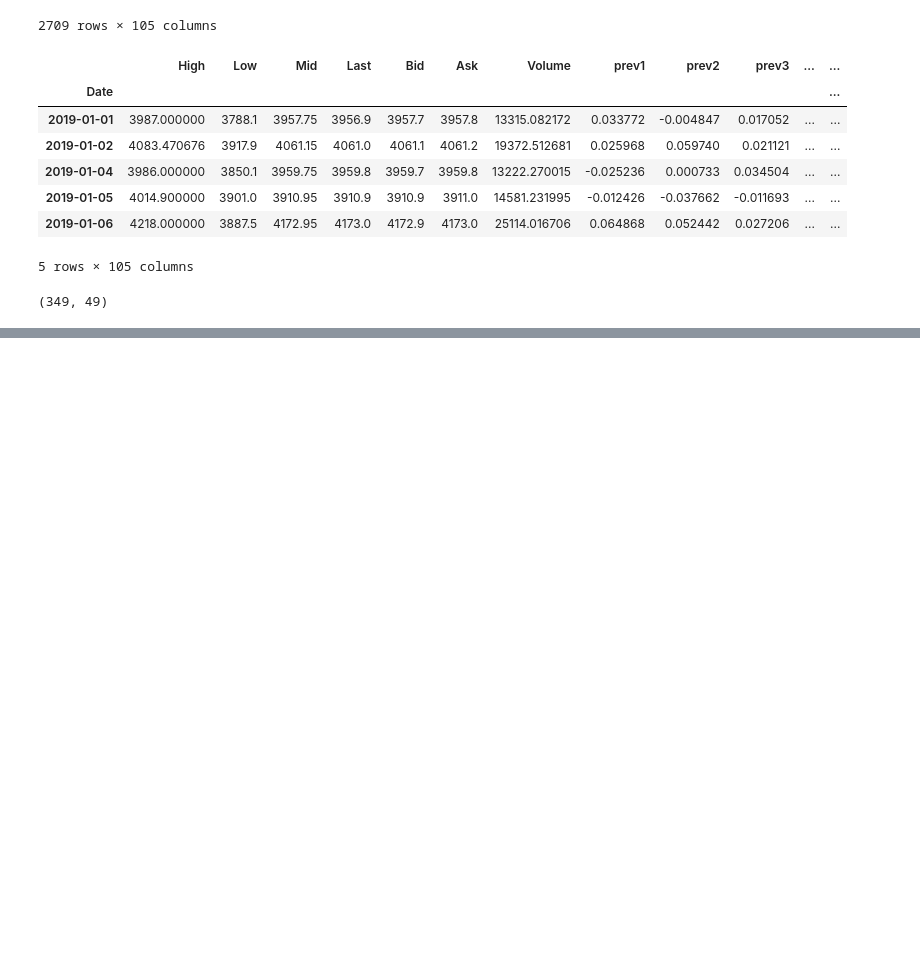
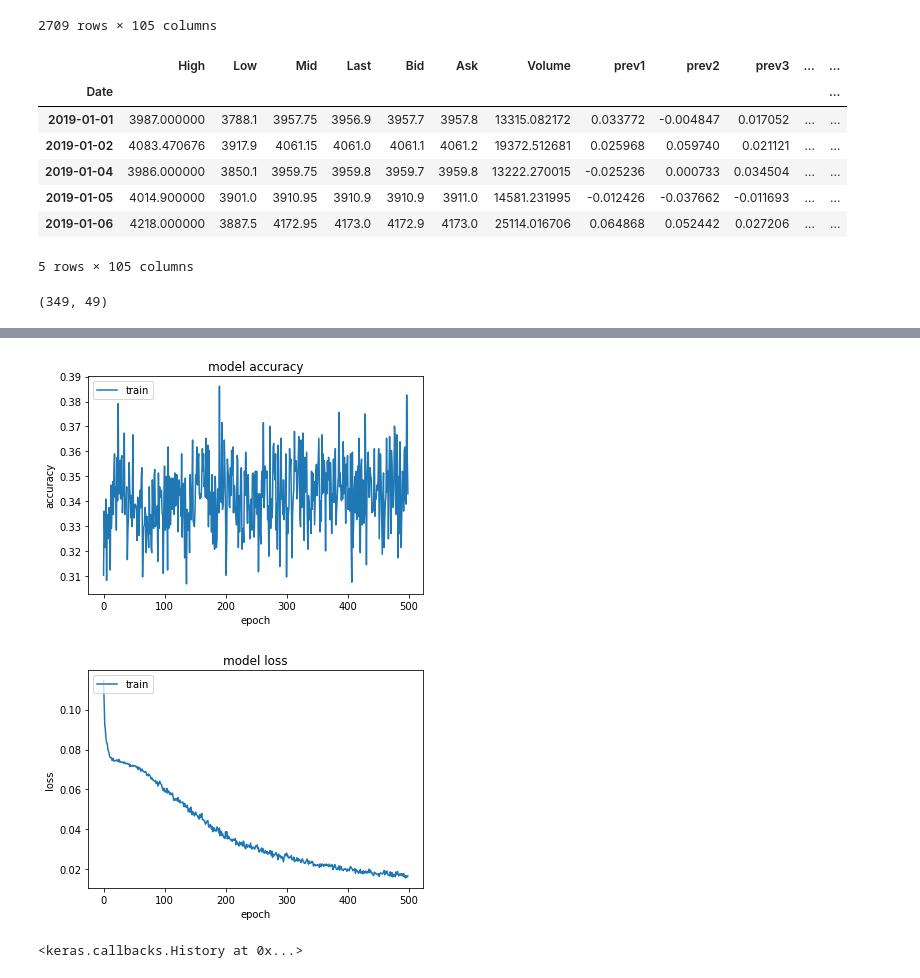
Before and after one commit to avramis92/ML-Price-Prediction, a Jupyter notebook: ML.ipynb, the cells around one changed output, grey strips where cells are left out. Drawn from its saved outputs; the diff is of its cells as text; code cells hidden in the pictures; blank space fills up the shorter version.

```diff
--- a/ML.ipynb
+++ b/ML.ipynb
@@ -120,0 +132,9 @@ X_test.shape
+# %%
+model = create_model(X_test.shape, len(y_test[0]))
+# %%
+history = model.fit(
+    X_train, y_train,
+    #validation_data=(Xt, y_test),
+    batch_size=HP_BATCH_SIZE,
+    #callbacks=[tensorboard_cb, cm_callback],
+    verbose=2, epochs=HP_EPOCHS)
@@ -120,0 +159,29 @@ X_test.shape
+# %%
+# helper functions to plot accuracy and loss
+def plot_accuracy(history):
+  plt.plot(history.history['accuracy'])
+  # plt.plot(history.history['val_accuracy'])
+  plt.title('model accuracy')
+  plt.ylabel('accuracy')
+  plt.xlabel('epoch')
+  plt.legend(['train', 'val'], loc='upper left')
+  plt.show()
+# %%
+def plot_loss(history):
+  plt.plot(history.history['loss'])
+  # plt.plot(history.history['val_loss'])
+  plt.title('model loss')
+  plt.ylabel('loss')
+  plt.xlabel('epoch')
+  plt.legend(['train', 'val'], loc='upper left')
+  plt.show()
+# %%
+plot_accuracy(history)
+plot_loss(history)
+# %% [output]
+[figure, added]
+[figure, added]
+# %%
+history
+# %% [output]
+<keras.callbacks.History at 0x...>
```
Also changed, not shown: parts of 4 cells of this notebook.
